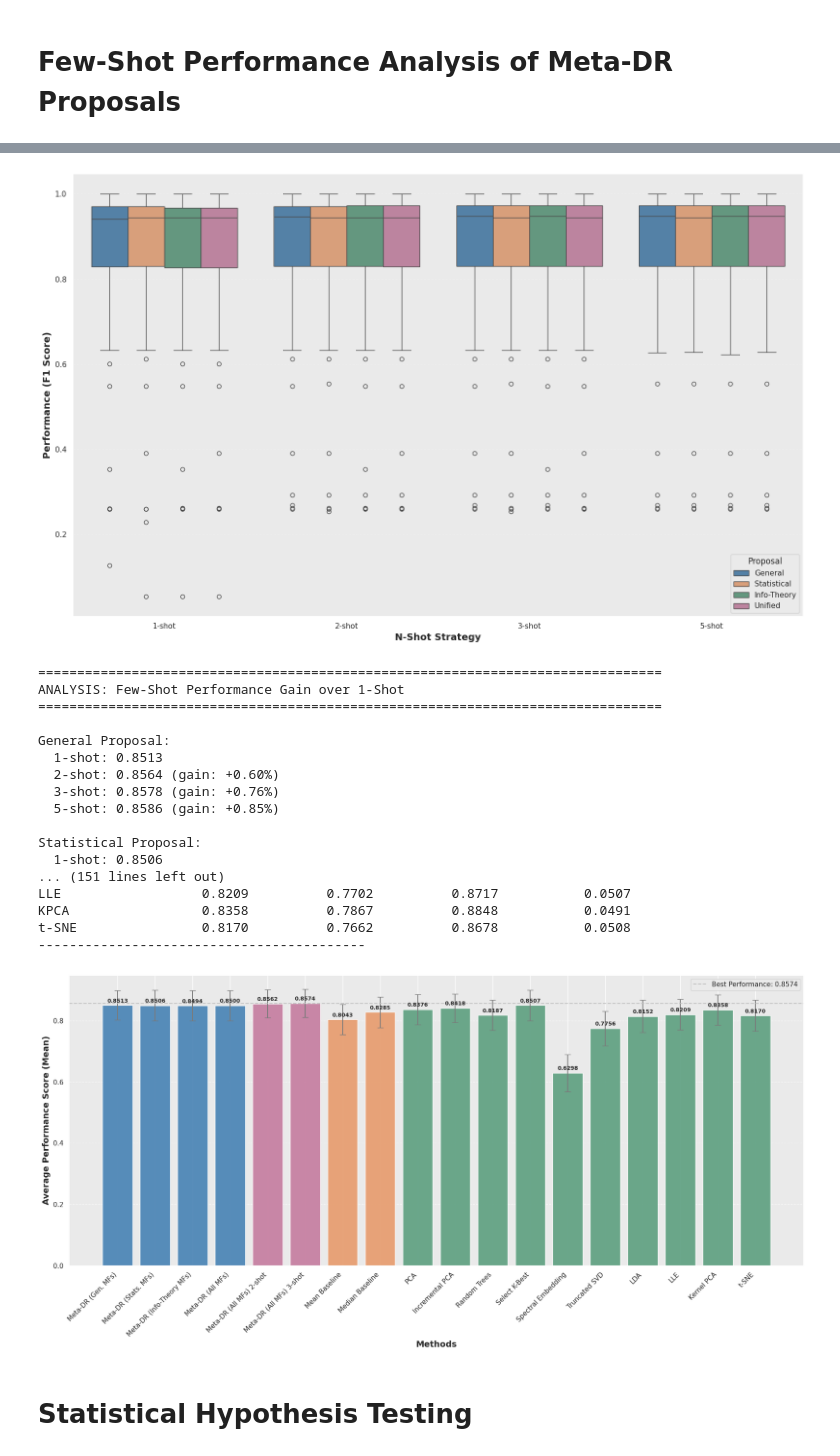
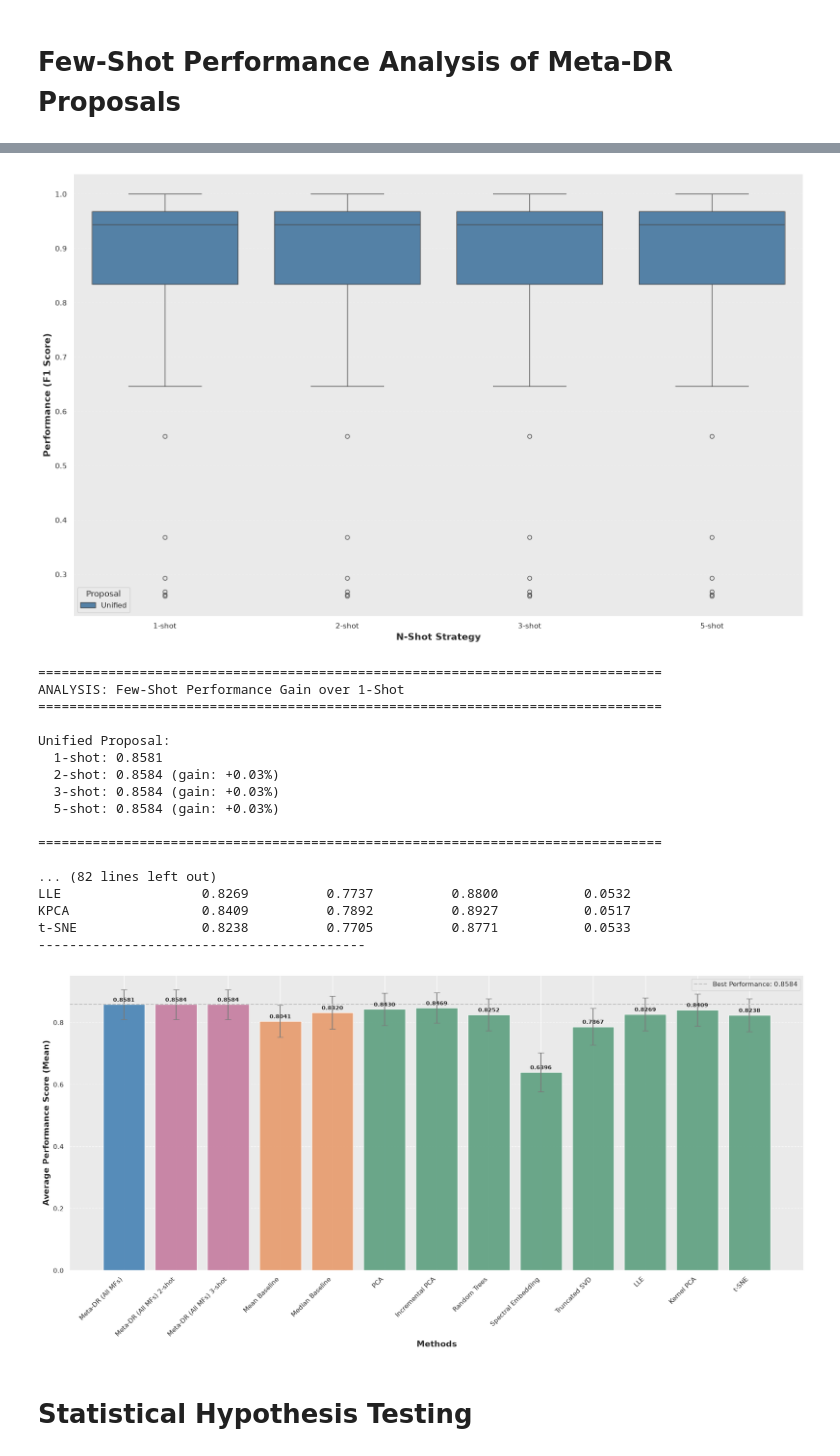
Before and after one commit to silvadaniell/meta-dr, a Jupyter notebook: Meta_DR.ipynb, the cells around one changed output, grey strips where cells are left out. Cells and saved outputs as stored; diff of their text form; code cells hidden in the pictures.

```diff
--- a/Meta_DR.ipynb
+++ b/Meta_DR.ipynb
@@ -3924,10 +2980,10 @@ plt.show()
 # %%
 # Select methods to compare
 columns_to_plot = [
-    'General Proposal', 'Statistical Proposal', 'Info-Theory Proposal', 'Unified Proposal',
+    'Unified Proposal',
     'Mean Baseline', 'Median Baseline',
-    'PCA', 'IncrementalPCA', 'RandomTreesEmbedding', 'SelectKBest',
-    'SpectralEmbedding', 'TruncatedSVD', 'LDA', 'LLE', 'KPCA', 't-SNE'
+    'PCA', 'IncrementalPCA', 'RandomTreesEmbedding',
+    'SpectralEmbedding', 'TruncatedSVD', 'LLE', 'KPCA', 't-SNE'
 ]
 
 df_to_plot = final_results_table[columns_to_plot].copy()
@@ -3970,28 +3026,22 @@ print("------------------------------------------\n")
 
 # Custom colors
 custom_colors = [
-    'steelblue', 'steelblue', 'steelblue', 'steelblue',   # Meta-DR proposals
+    'steelblue',   # Meta-DR proposals
     '#E79B6C', '#E79B6C',                                 # Baselines
     '#5C9F7F', '#5C9F7F', '#5C9F7F', '#5C9F7F',
     '#5C9F7F', '#5C9F7F', '#5C9F7F', '#5C9F7F',
-    '#5C9F7F', '#5C9F7F'                                  # Individual DR methods
 ]
 
 # Rename labels for plotting
 rename_labels = {
-    'General Proposal': 'Meta-DR (Gen. MFs)',
-    'Statistical Proposal': 'Meta-DR (Stats. MFs)',
-    'Info-Theory Proposal': 'Meta-DR (Info-Theory MFs)',
     'Unified Proposal': 'Meta-DR (All MFs)',
     'Mean Baseline': 'Mean Baseline',
     'Median Baseline': 'Median Baseline',
     'PCA': 'PCA',
     'IncrementalPCA': 'Incremental PCA',
     'RandomTreesEmbedding': 'Random Trees',
-    'SelectKBest': 'Select K-Best',
     'SpectralEmbedding': 'Spectral Embedding',
     'TruncatedSVD': 'Truncated SVD',
-    'LDA': 'LDA',
     'LLE': 'LLE',
     'KPCA': 'Kernel PCA',
     't-SNE': 't-SNE'
@@ -4121,10 +3166,7 @@ def load_predicted_rankings(filepath, columns):
 
 # Load predicted rankings for each proposal
 proposal_files = {
-    "General": "data/predictions/predictions_ranking_MetaGeneral.csv",
-    "Statistical": "data/predictions/predictions_ranking_metaStatistical.csv",
-    "Info-Theory": "data/predictions/predictions_ranking_metaInfoTheory.csv",
-    "Unified": "data/predictions/predictions_rank_AllMetaFeatures.csv",
+    "Unified": "data/predictions/predictions_ranking.csv",
 }
 
 predicted_rankings = {}
@@ -4170,10 +3212,7 @@ print("=" * 80 + "\n")
 plt.figure(figsize=(14, 8))
 
 proposal_colors = {
-    "General": "steelblue",
-    "Statistical": "#E79B6C",
-    "Info-Theory": "#5C9F7F",
-    "Unified": "#C57B9F"
+    "Unified": "steelblue"
 }
 proposal_markers = ["o", "s", "^", "D"]
 
@@ -4294,12 +3333,12 @@ print(final_results_table_nshot.mean(numeric_only=True).round(4))
 print("=" * 80 + "\n")
 
 # Compare proposals against the best individual algorithm
-selectkbest_mean = df_DR_technique_result["SelectKBest"].mean()
+selectkbest_mean = df_DR_technique_result["IncrementalPCA"].mean()
 
 print("\n" + "=" * 80)
-print("COMPARISON: N-Shot Proposals vs. Best Individual Algorithm (SelectKBest)")
+print("COMPARISON: N-Shot Proposals vs. Best Individual Algorithm (IncrementalPCA)")
 print("=" * 80)
-print(f"\nSelectKBest (always use): {selectkbest_mean:.4f}\n")
+print(f"\nIncrementalPCA (always use): {selectkbest_mean:.4f}\n")
 
 for proposal_name in predicted_rankings.keys():
     for n in [1, 2, 3]:
@@ -4312,9 +3351,6 @@ print("=" * 80 + "\n")
 
 # Bar plot with confidence intervals including few-shot variants
 columns_to_plot_nshot = [
-    "General Proposal",
-    "Statistical Proposal",
-    "Info-Theory Proposal",
     "Unified Proposal",
     "Unified 2-shot",
     "Unified 3-shot",
@@ -4323,10 +3359,8 @@ columns_to_plot_nshot = [
     "PCA",
     "IncrementalPCA",
     "RandomTreesEmbedding",
-    "SelectKBest",
     "SpectralEmbedding",
     "TruncatedSVD",
-    "LDA",
     "LLE",
     "KPCA",
     "t-SNE"
@@ -4364,18 +3398,14 @@ print(ci_df_nshot.to_string(float_format="{:.4f}".format))
 print("------------------------------------------\n")
 
 custom_colors_nshot = [
-    "steelblue", "steelblue", "steelblue", "steelblue",
+    "steelblue",
     "#C57B9F", "#C57B9F",
     "#E79B6C", "#E79B6C",
     "#5C9F7F", "#5C9F7F", "#5C9F7F", "#5C9F7F",
     "#5C9F7F", "#5C9F7F", "#5C9F7F", "#5C9F7F",
-    "#5C9F7F", "#5C9F7F"
 ]
 
 rename_labels_nshot = {
-    "General Proposal": "Meta-DR (Gen. MFs)",
-    "Statistical Proposal": "Meta-DR (Stats. MFs)",
-    "Info-Theory Proposal": "Meta-DR (Info-Theory MFs)",
     "Unified Proposal": "Meta-DR (All MFs)",
     "Unified 2-shot": "Meta-DR (All MFs) 2-shot",
     "Unified 3-shot": "Meta-DR (All MFs) 3-shot",
@@ -4384,10 +3414,8 @@ rename_labels_nshot = {
     "PCA": "PCA",
     "IncrementalPCA": "Incremental PCA",
     "RandomTreesEmbedding": "Random Trees",
-    "SelectKBest": "Select K-Best",
     "SpectralEmbedding": "Spectral Embedding",
     "TruncatedSVD": "Truncated SVD",
-    "LDA": "LDA",
     "LLE": "LLE",
     "KPCA": "Kernel PCA",
     "t-SNE": "t-SNE"
@@ -4463,22 +3491,22 @@ N-shot
-[figure, old version]
+[figure, new version]
 ================================================================================
 ANALYSIS: Few-Shot Performance Gain over 1-Shot
 ================================================================================
 
-General Proposal:
-  1-shot: 0.8513
-  2-shot: 0.8564 (gain: +0.60%)
-  3-shot: 0.8578 (gain: +0.76%)
-  5-shot: 0.8586 (gain: +0.85%)
+Unified Proposal:
+  1-shot: 0.8581
+  2-shot: 0.8584 (gain: +0.03%)
+  3-shot: 0.8584 (gain: +0.03%)
+  5-shot: 0.8584 (gain: +0.03%)
 
-Statistical Proposal:
-  1-shot: 0.8506
-... (151 lines left out)
-LLE                  0.8209          0.7702          0.8717           0.0507
-KPCA                 0.8358          0.7867          0.8848           0.0491
-t-SNE                0.8170          0.7662          0.8678           0.0508
+================================================================================
+
+... (82 lines left out)
+LLE                  0.8269          0.7737          0.8800           0.0532
+KPCA                 0.8409          0.7892          0.8927           0.0517
+t-SNE                0.8238          0.7705          0.8771           0.0533
 ------------------------------------------
-[figure, old version]
+[figure, new version]
 # %% [markdown]
 # Statistical Hypothesis Testing
 # %%
```
Also changed, not shown: parts of 72 cells of this notebook, 7 other files.
